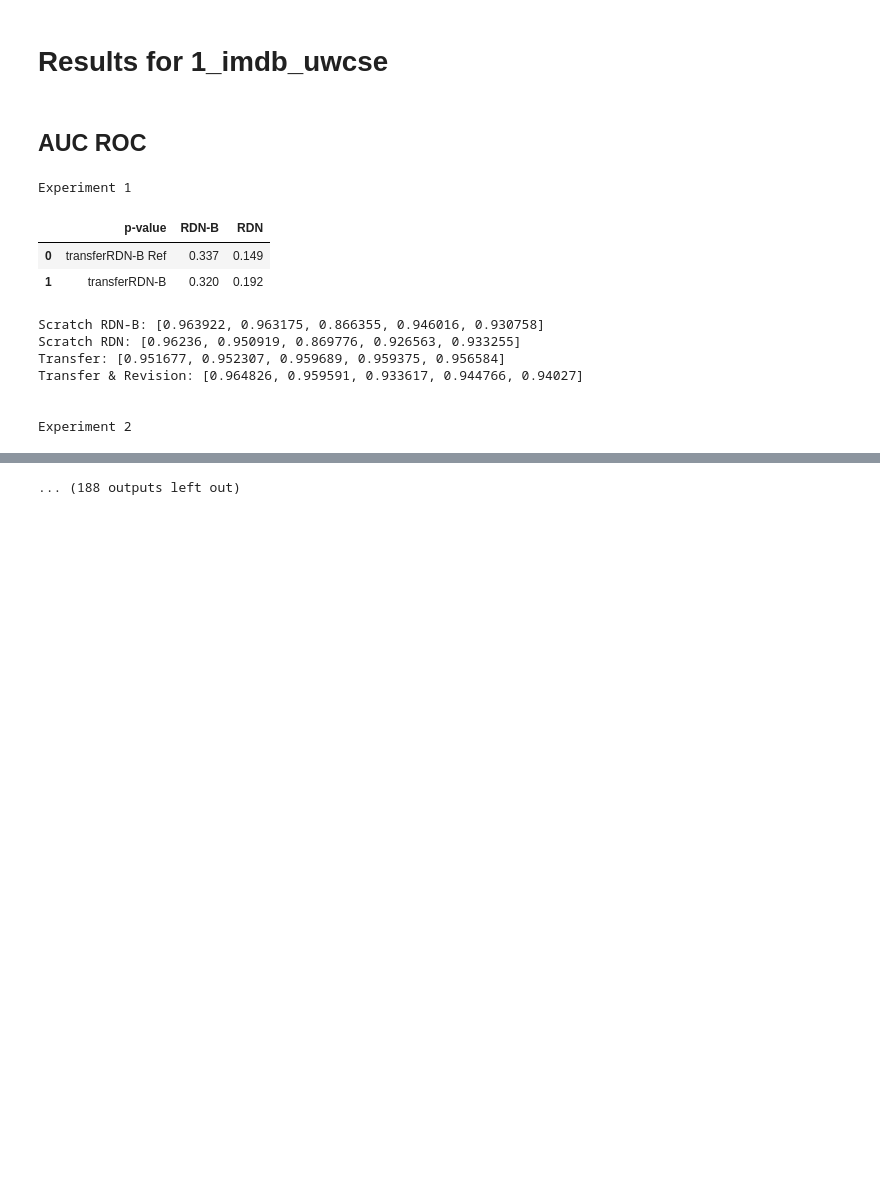
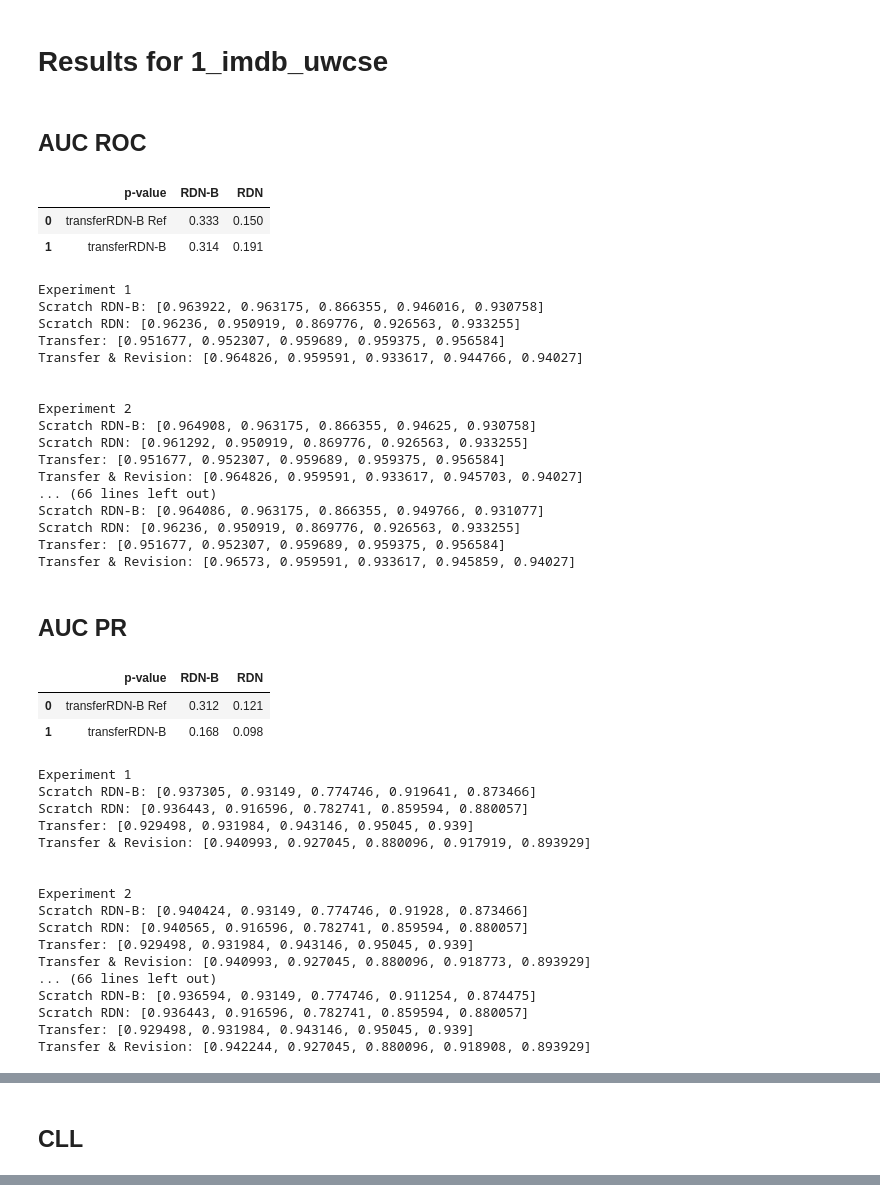
Before and after one commit to rodrigoazs/tpre_experiments, a Jupyter notebook: 25_11_2018/results_transfer.ipynb, the cells around one changed output, grey strips where cells are left out. Drawn from its saved outputs; the diff is of its cells as text; code cells hidden in the pictures; blank space fills up the shorter version.

```diff
--- a/25_11_2018/results_transfer.ipynb
+++ b/25_11_2018/results_transfer.ipynb
@@ -275,51 +275,95 @@ for j in range(len(experiments)):
                     tr = [item['transfer']['Inference time'] for item in data['results'][str(dataset)][m]]
                     print('Scratch: %s' % sc)
                     print('Transfer: %s' % pr)
                     print('Transfer & Revision: %s' % tr)
                     print('\n')
                 #scratch = np.array([item['scratch']['Inference time'] for sublist in data['results'][str(dataset)] for item in sublist])
                 #parameter = np.array([item['transfer']['Parameter Learning results']['Learning time'] for sublist in data['results'][str(dataset)] for item in sublist])
                 #transfer = np.array([item['transfer']['Inference time'] for sublist in data['results'][str(dataset)] for item in sublist])
             else:
+                sc_sum = np.zeros(len(data['results'][str(dataset)][0]))
+                sc_rdn_sum = np.zeros(len(data['results'][str(dataset)][0]))
+                pr_sum = np.zeros(len(data['results'][str(dataset)][0]))
+                tr_sum = np.zeros(len(data['results'][str(dataset)][0]))
+                for m in range(len(data['results'][str(dataset)][0])):
+                    sc_sum += np.array([item['rdn_b'][metric] for item in data['results'][str(dataset)][m]])
+                    sc_rdn_sum += np.array([item['rdn'][metric] for item in data['results'][str(dataset)][m]])
+                    pr_sum += np.array([item['transfer']['parameter'][metric] for item in data['results'][str(dataset)][m]])
+                    tr_sum += np.array([item['transfer'][metric] for item in data['results'][str(dataset)][m]])
+                sc_sum /= len(data['results'][str(dataset)])
+                sc_rdn_sum /= len(data['results'][str(dataset)])
+                pr_sum /= len(data['results'][str(dataset)])
+                tr_sum /= len(data['results'][str(dataset)])
+                pvalue_table = []
+                pvalue = stats.ttest_rel(tr_sum,sc_sum)
+                pvalue2 = stats.ttest_rel(tr_sum,sc_rdn_sum)
+                #print(pvalue)
+                pvalue_table.append(['transferRDN-B Ref', '%.3f' % (pvalue[1]), '%.3f' % (pvalue2[1])])
+                pvalue = stats.ttest_rel(pr_sum, sc_sum)
+                pvalue2 = stats.ttest_rel(pr_sum, sc_rdn_sum)
+                #print(pvalue)
+                pvalue_table.append(['transferRDN-B', '%.3f' % (pvalue[1]), '%.3f' % (pvalue2[1])])
+                display(pd.DataFrame(pvalue_table, columns=['p-value', 'RDN-B', 'RDN']))
+
                 for m in range(len(data['results'][str(dataset)])):
                     print('Experiment %s' % (m+1))
                     sc = [item['rdn_b'][metric] for item in data['results'][str(dataset)][m]]
                     sc_rdn = [item['rdn'][metric] for item in data['results'][str(dataset)][m]]
                     pr = [item['transfer']['parameter'][metric] for item in data['results'][str(dataset)][m]]
                     tr = [item['transfer'][metric] for item in data['results'][str(dataset)][m]]
-                    pvalue_table = []
-                    pvalue = stats.ttest_rel(tr,sc)
-                    pvalue2 = stats.ttest_rel(tr,sc_rdn)
-                    #print(pvalue)
-                    pvalue_table.append(['transferRDN-B Ref', '%.3f' % (pvalue[1]), '%.3f' % (pvalue2[1])])
-                    pvalue = stats.ttest_rel(pr, sc)
-                    pvalue2 = stats.ttest_rel(pr, sc_rdn)
-                    #print(pvalue)
-                    pvalue_table.append(['transferRDN-B', '%.3f' % (pvalue[1]), '%.3f' % (pvalue2[1])])
-                    display(pd.DataFrame(pvalue_table, columns=['p-value', 'RDN-B', 'RDN']))
                     print('Scratch RDN-B: %s' % sc)
                     print('Scratch RDN: %s' % sc_rdn)
                     print('Transfer: %s' % pr)
                     print('Transfer & Revision: %s' % tr)
                     print('\n')
                 #scratch = np.array([item['scratch'][metric] for sublist in data['results'][str(dataset)] for item in sublist])
                 #parameter = np.array([item['transfer']['Parameter Learning results'][metric] for sublist in data['results'][str(dataset)] for item in sublist])
                 #transfer = np.array([item['transfer'][metric] for sublist in data['results'][str(dataset)] for item in sublist])
             #print('\n')
             #print('Scratch: %s' % scratch)
             #print('Transfer: %s' % parameter)
             #print('Transfer & Revision: %s' % transfer)
 # %% [output]
 # Results for 1_imdb_uwcse
 ## AUC ROC
+|  | p-value | RDN-B | RDN |
+| 0 | transferRDN-B Ref | 0.333 | 0.150 |
+| 1 | transferRDN-B | 0.314 | 0.191 |
 Experiment 1
+Scratch RDN-B: [0.963922, 0.963175, 0.866355, 0.946016, 0.930758]
+Scratch RDN: [0.96236, 0.950919, 0.869776, 0.926563, 0.933255]
+Transfer: [0.951677, 0.952307, 0.959689, 0.959375, 0.956584]
+Transfer & Revision: [0.964826, 0.959591, 0.933617, 0.944766, 0.94027]
+
+
+Experiment 2
+Scratch RDN-B: [0.964908, 0.963175, 0.866355, 0.94625, 0.930758]
+Scratch RDN: [0.961292, 0.950919, 0.869776, 0.926563, 0.933255]
+Transfer: [0.951677, 0.952307, 0.959689, 0.959375, 0.956584]
+Transfer & Revision: [0.964826, 0.959591, 0.933617, 0.945703, 0.94027]
+... (66 lines left out)
+Scratch RDN-B: [0.964086, 0.963175, 0.866355, 0.949766, 0.931077]
+Scratch RDN: [0.96236, 0.950919, 0.869776, 0.926563, 0.933255]
+Transfer: [0.951677, 0.952307, 0.959689, 0.959375, 0.956584]
+Transfer & Revision: [0.96573, 0.959591, 0.933617, 0.945859, 0.94027]
-|  | p-value | RDN-B | RDN |
-| 0 | transferRDN-B Ref | 0.337 | 0.149 |
-| 1 | transferRDN-B | 0.320 | 0.192 |
+## AUC PR
+|  | p-value | RDN-B | RDN |
+| 0 | transferRDN-B Ref | 0.312 | 0.121 |
+| 1 | transferRDN-B | 0.168 | 0.098 |
-Scratch RDN-B: [0.963922, 0.963175, 0.866355, 0.946016, 0.930758]
-Scratch RDN: [0.96236, 0.950919, 0.869776, 0.926563, 0.933255]
-Transfer: [0.951677, 0.952307, 0.959689, 0.959375, 0.956584]
-Transfer & Revision: [0.964826, 0.959591, 0.933617, 0.944766, 0.94027]
+Experiment 1
+Scratch RDN-B: [0.937305, 0.93149, 0.774746, 0.919641, 0.873466]
+Scratch RDN: [0.936443, 0.916596, 0.782741, 0.859594, 0.880057]
+Transfer: [0.929498, 0.931984, 0.943146, 0.95045, 0.939]
+Transfer & Revision: [0.940993, 0.927045, 0.880096, 0.917919, 0.893929]
 
 
 Experiment 2
+Scratch RDN-B: [0.940424, 0.93149, 0.774746, 0.91928, 0.873466]
+Scratch RDN: [0.940565, 0.916596, 0.782741, 0.859594, 0.880057]
+Transfer: [0.929498, 0.931984, 0.943146, 0.95045, 0.939]
+Transfer & Revision: [0.940993, 0.927045, 0.880096, 0.918773, 0.893929]
+... (66 lines left out)
+Scratch RDN-B: [0.936594, 0.93149, 0.774746, 0.911254, 0.874475]
+Scratch RDN: [0.936443, 0.916596, 0.782741, 0.859594, 0.880057]
+Transfer: [0.929498, 0.931984, 0.943146, 0.95045, 0.939]
+Transfer & Revision: [0.942244, 0.927045, 0.880096, 0.918908, 0.893929]
@@ -328,0 +370 @@ Experiment 2
+## CLL
@@ -359 +395,0 @@ Experiment 5
-... (188 outputs left out)
```
Also changed, not shown: parts of 2 cells of this notebook.
